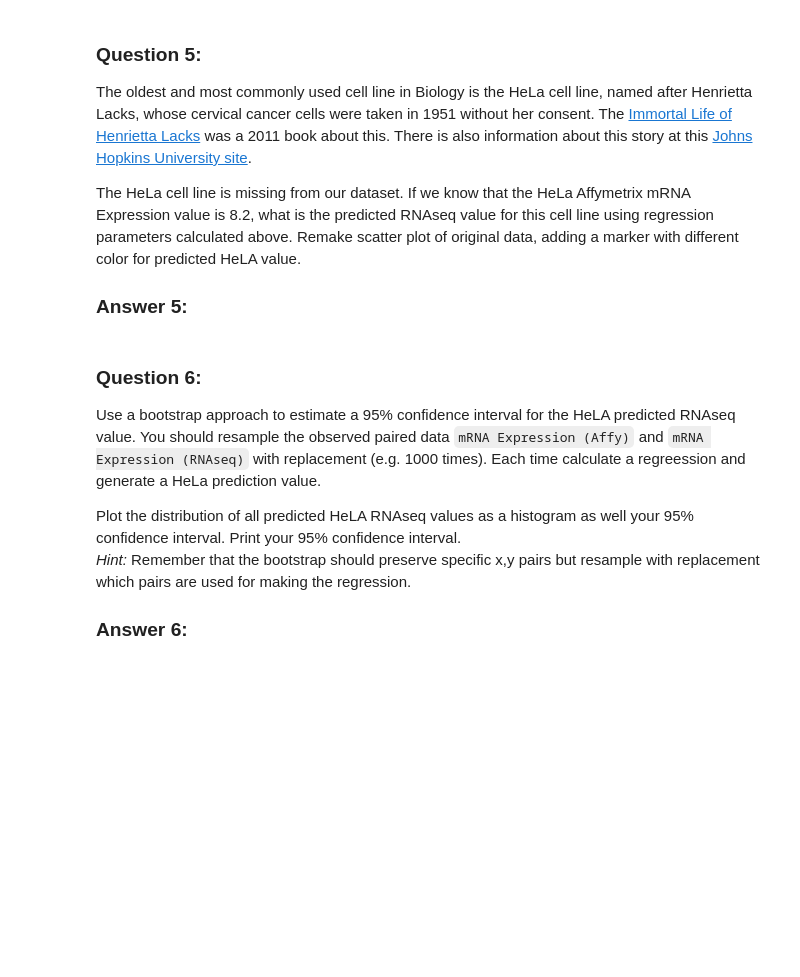
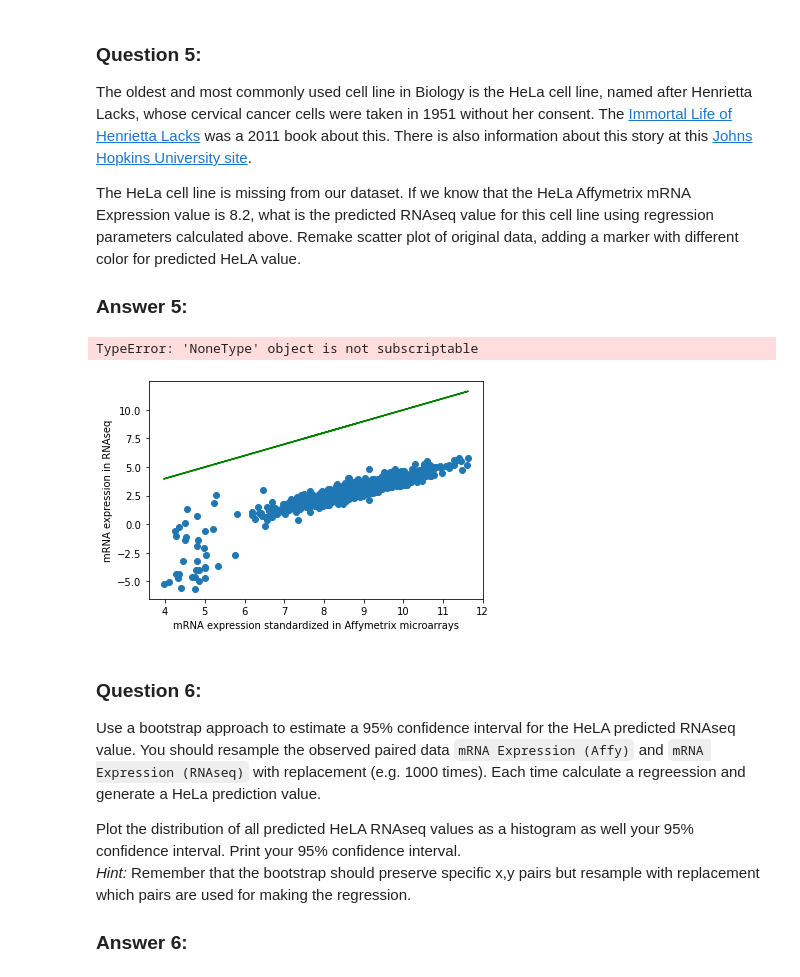
Before and after one commit to skylerhar1/Hw8-Skyler-riely-michael, a Jupyter notebook: hw08_white.ipynb, the cells around one changed output. Saved outputs shown, nothing was run; the diff lists cells and outputs as text; code cells hidden in the pictures; blank space fills up the shorter version.

```diff
--- a/hw08_white.ipynb
+++ b/hw08_white.ipynb
@@ -160,3 +173,17 @@ The HeLa cell line is missing from our dataset. If we know that the HeLa Affymet
+# %%
+# Your calculation and plot for Answer 5
+
+plt.scatter(df['mRNA Expression (Affy)'], df['mRNA Expression (RNAseq)'])
+plt.ylabel('mRNA expression in RNAseq')
+plt.xlabel('mRNA expression standardized in Affymetrix microarrays')
+
+plt.plot(xpts,ypts, color = 'g')
+plt.scatter(8.2, 8.2*line[0]+line[1], color = 'r')
+plt.legend(['regression line','affy, RNASeq points','HeLa Cell line'])
+#print("Slope: " + str(line[0])+ "\n intercept: " + str(line[1])
+# %% [output]
+TypeError: 'NoneType' object is not subscriptable
+[figure, added]
 # %% [markdown]
 ### Question 6:
 Use a bootstrap approach to estimate a 95% confidence interval for the HeLA predicted RNAseq value. You should resample the observed paired data `mRNA Expression (Affy)` and `mRNA Expression (RNAseq)` with replacement (e.g. 1000 times). Each time calculate a regreession and generate a HeLa prediction value.
```
Also changed, not shown: parts of 3 cells of this notebook.
